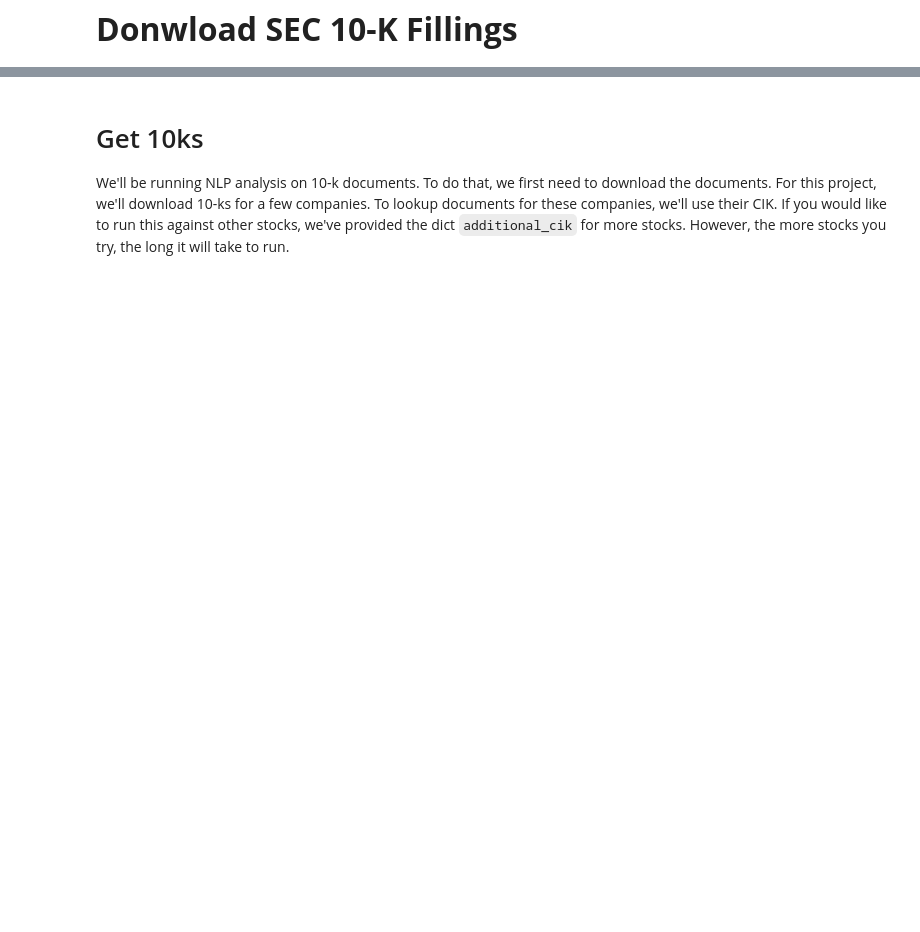
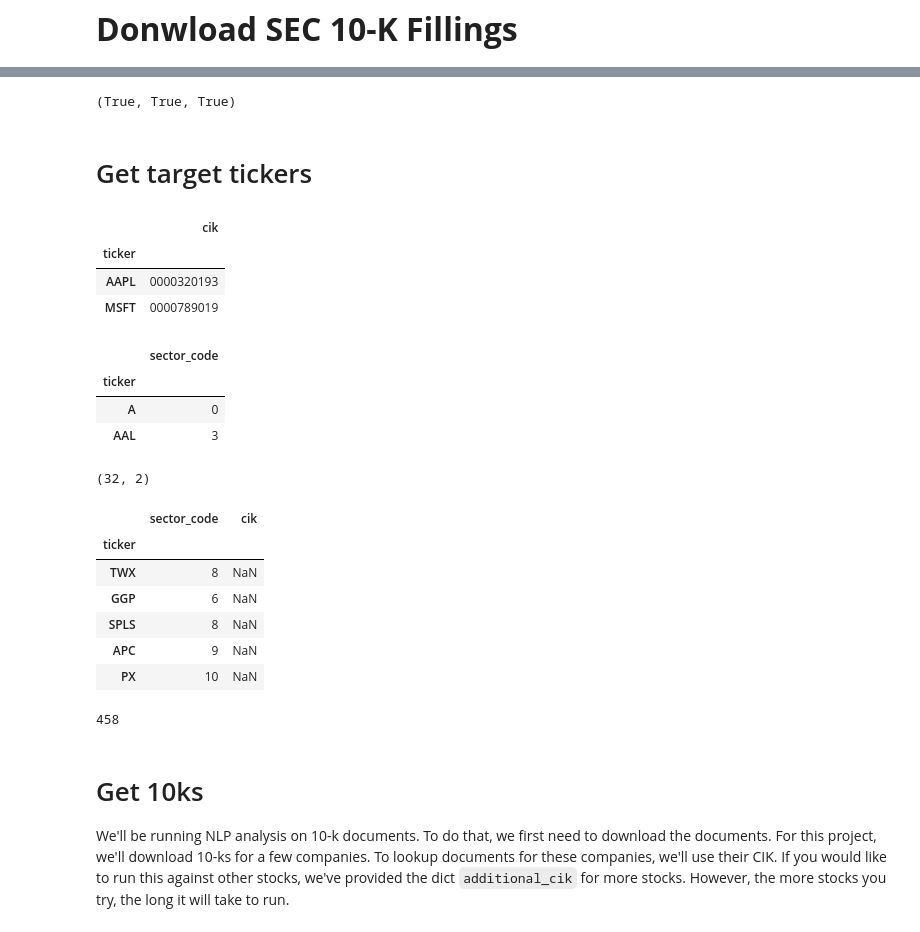
Before and after one commit to manualrg/dslab-ai-for-trading, a Jupyter notebook: notebooks/00_load_data/04_sec_10k.ipynb, the cells around one changed output, grey strips where cells are left out. Drawn from its saved outputs; the diff is of its cells as text; code cells hidden in the pictures; blank space fills up the shorter version.

```diff
--- a/notebooks/00_load_data/04_sec_10k.ipynb
+++ b/notebooks/00_load_data/04_sec_10k.ipynb
@@ -27 +23,10 @@ newest_pricing_data = '2018-01-01'
+# %%
+INPATH =  os.path.join(io_utils.interim_path, '')
+OUTPATH1 = os.path.join(io_utils.raw_path, 'sec_fillings', '')
+OUTPATH2 = os.path.join(OUTPATH1, 'ten_ks', '')
+OUTPATH3 = os.path.join(io_utils.interim_path, 'sec_fillings', '')
+OUTPATH4 = os.path.join(OUTPATH3, 'ten_ks', '')
+os.path.isdir(INPATH), os.path.isdir(OUTPATH2), os.path.isdir(OUTPATH4)
+# %% [output]
+(True, True, True)
 # %%
@@ -29,5 +34,46 @@ OUTPATH = os.path.join(io_utils.raw_path, 'sec_10k', '')
 OUTFILE1 = 'metadata.pkl'
 OUTFILE2 = 'sec_10k.pkl'
+# %% [markdown]
+# Get target tickers
+# %%
+tickers_to_cik = load_sec10k.get_cik_mapping().set_index('ticker')
+tickers_to_cik.head(2)
+# %% [output]
+|  | cik |
+| ticker |  |
+| AAPL | 0000320193 |
+| MSFT | 0000789019 |
+# %%
+tickers_univ = pd.read_csv(INPATH + INFILE1, parse_dates=['date'])
+tickers_univ = tickers_univ[['asset', 'sector_code']].drop_duplicates().rename(columns={'asset': 'ticker'}).set_index('ticker')
+tickers_univ.head(2)
+# %% [output]
+|  | sector_code |
+| ticker |  |
+| A | 0 |
+| AAL | 3 |
+# %%
+cik_lookup_df = tickers_univ.join(tickers_to_cik)
+# %%
+cik_lookup_nans = cik_lookup_df[cik_lookup_df['cik'].isna()]
+cik_lookup_nans.shape
+# %% [output]
+(32, 2)
+# %%
+cik_lookup_nans.sample(5)
+# %% [output]
+|  | sector_code | cik |
+| ticker |  |  |
+| TWX | 8 | NaN |
+| GGP | 6 | NaN |
+| SPLS | 8 | NaN |
+| APC | 9 | NaN |
+| PX | 10 | NaN |
+# %%
+cik_lookup = cik_lookup_df['cik'].dropna().to_dict()
+len(cik_lookup)
+# %% [output]
+458
 # %% [markdown]
 # Get 10ks
 We'll be running NLP analysis on 10-k documents. To do that, we first need to download the documents. For this project, we'll download 10-ks for a few companies. To lookup documents for these companies, we'll use their CIK. If you would like to run this against other stocks, we've provided the dict `additional_cik` for more stocks. However, the more stocks you try, the long it will take to run.
```
Also changed, not shown: parts of 30 cells of this notebook, 4 other files.
